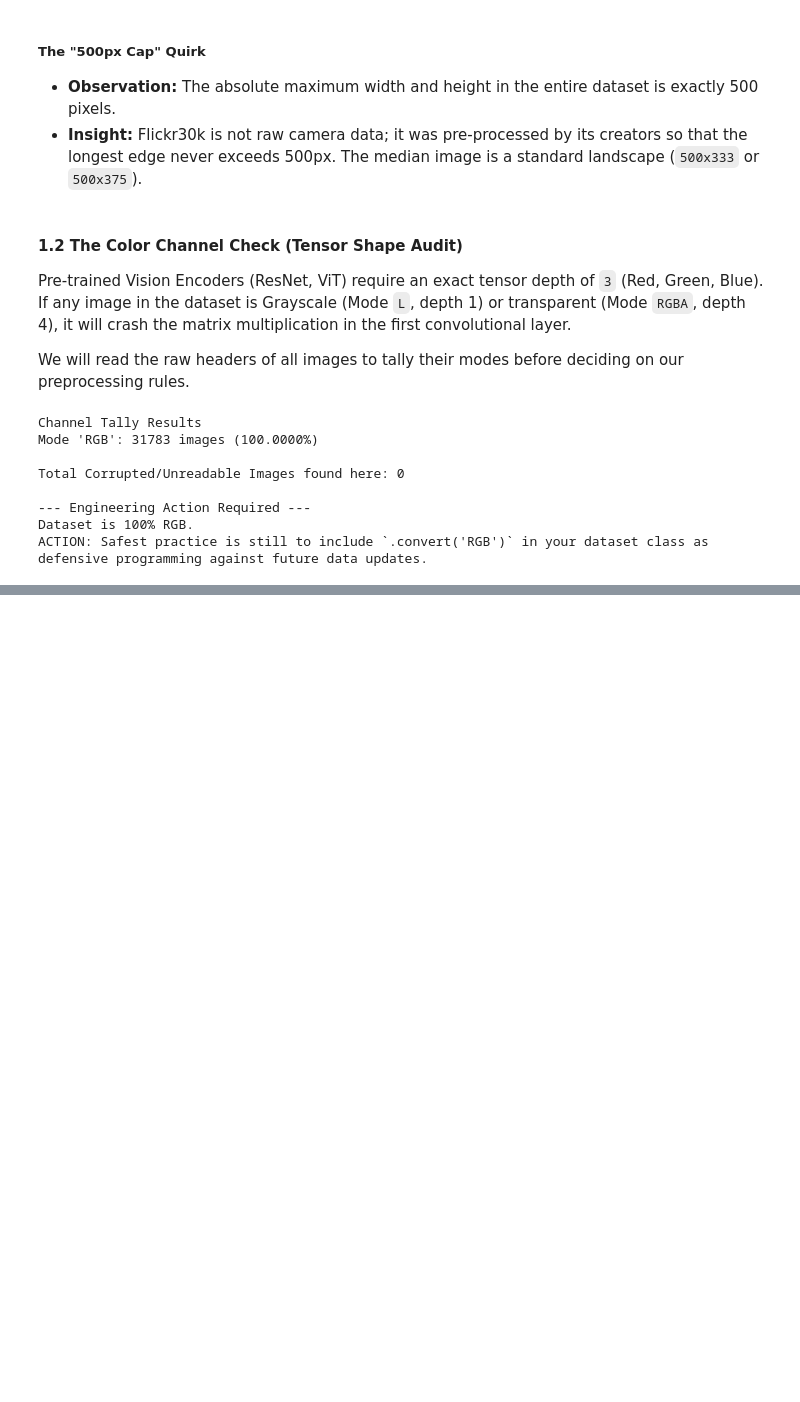
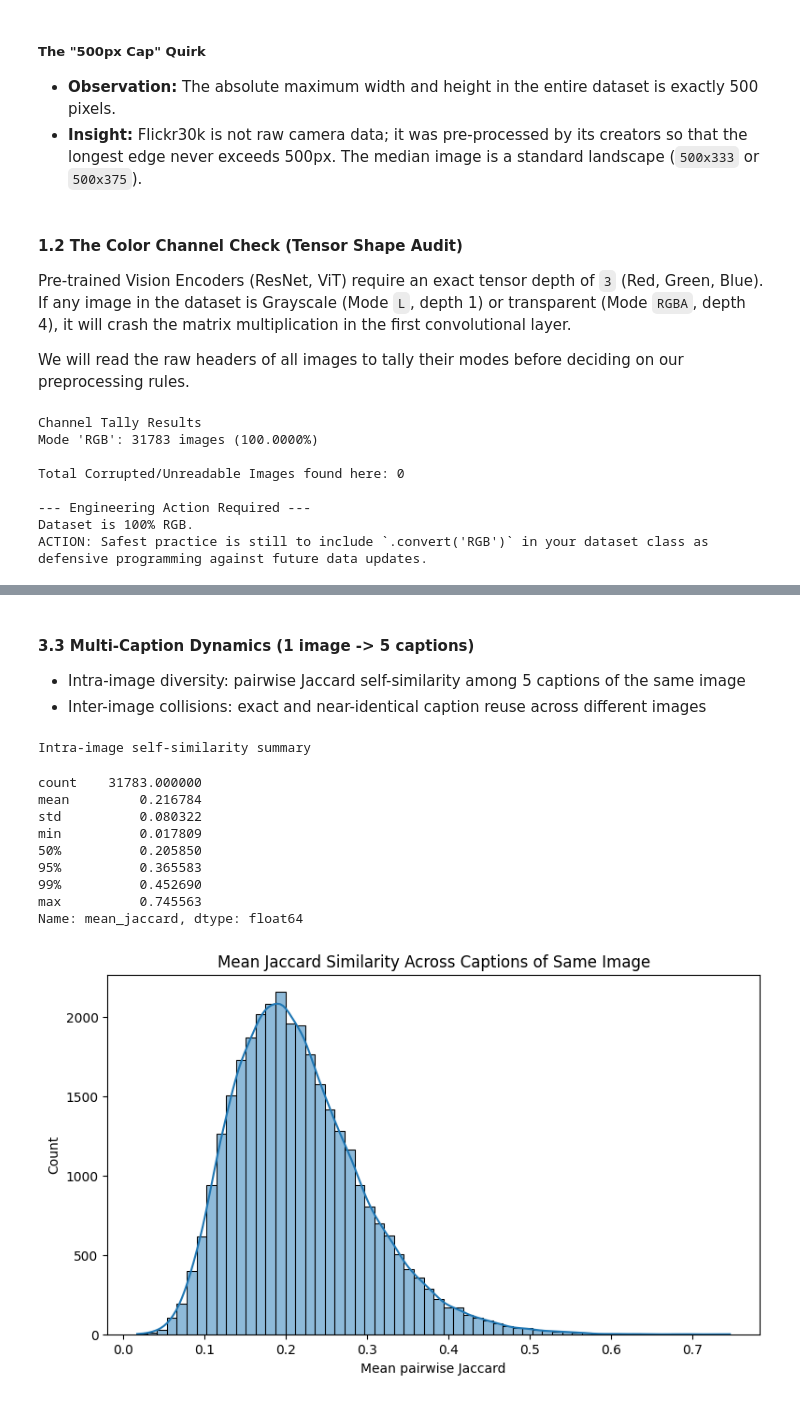
Before and after one commit to AnujKumar-1628/CLIP-Style-MultiModal-Retrieval-System, a Jupyter notebook: notebooks/01_data_exploration.ipynb, the cells around one changed output, grey strips where cells are left out. Cells and saved outputs as stored; diff of their text form; code cells hidden in the pictures; blank space fills up the shorter version.

```diff
--- a/notebooks/01_data_exploration.ipynb
+++ b/notebooks/01_data_exploration.ipynb
@@ -342,0 +630,50 @@ ACTION: Safest practice is still to include `.convert('RGB')` in your dataset cl
+# %% [markdown]
+#### 3.3 Multi-Caption Dynamics (1 image -> 5 captions)
+- Intra-image diversity: pairwise Jaccard self-similarity among 5 captions of the same image
+- Inter-image collisions: exact and near-identical caption reuse across different images
+# %%
+# ---- A) Intra-image diversity (self-similarity)
+image_to_token_lists = text_df.groupby(IMAGE_COL)['tokens'].apply(list)
+
+intra_records = []
+for img_name, token_lists in tqdm(image_to_token_lists.items(), total=len(image_to_token_lists), desc='Intra-image Jaccard'):
+    token_sets = [set(toks) for toks in token_lists if toks]
+    if len(token_sets) < 2:
+        continue
+
+    pair_scores = []
+    for a, b in combinations(range(len(token_sets)), 2):
+        inter = len(token_sets[a] & token_sets[b])
+        union = len(token_sets[a] | token_sets[b])
+        pair_scores.append(inter / union if union else 0.0)
+
+    intra_records.append({
+        'image_name': img_name,
+        'n_captions': len(token_sets),
+        'mean_jaccard': float(np.mean(pair_scores)),
+        'min_jaccard': float(np.min(pair_scores)),
+        'max_jaccard': float(np.max(pair_scores)),
+    })
+
+intra_df = pd.DataFrame(intra_records)
+
+print('Intra-image self-similarity summary')
+if not intra_df.empty:
+    display(intra_df['mean_jaccard'].describe(percentiles=[0.5, 0.95, 0.99]))
+    plt.figure(figsize=(9, 5))
+    sns.histplot(intra_df['mean_jaccard'], bins=60, kde=True)
+    plt.title('Mean Jaccard Similarity Across Captions of Same Image')
+    plt.xlabel('Mean pairwise Jaccard')
+    plt.show()
+# %% [output]
+Intra-image self-similarity summary
+count    31783.000000
+mean         0.216784
+std          0.080322
+min          0.017809
+50%          0.205850
+95%          0.365583
+99%          0.452690
+max          0.745563
+Name: mean_jaccard, dtype: float64
+[figure, added]
```
Also changed, not shown: parts of 21 cells of this notebook.
